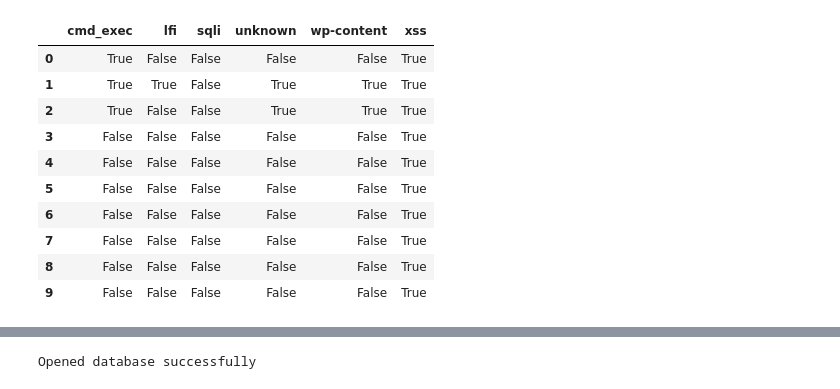
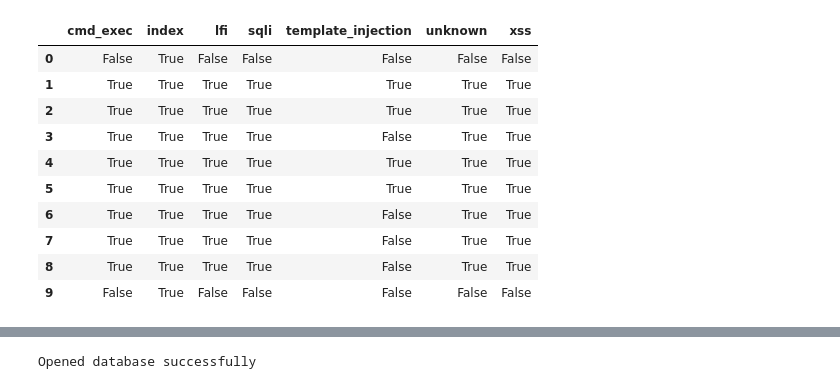
Before and after one commit to yehezkiel1086/ml-web-honeypot, a Jupyter notebook: data-mining/assoc_rules_attack_types.ipynb, the cells around one changed output, grey strips where cells are left out. Cells and saved outputs as stored; diff of their text form; code cells hidden in the pictures.

Commit message:
feat(data-mining): change assoc_rules_attack_types by sess_uuid instead of 10

```diff
--- a/data-mining/assoc_rules_attack_types.ipynb
+++ b/data-mining/assoc_rules_attack_types.ipynb
@@ -1,7 +1,8 @@
 # %%
 import pandas as pd
 
-df = pd.read_json("../detected.json", lines=True)
+df = pd.read_json("../tanner_report.json", lines=True)
+# df = pd.read_json("../detected.json", lines=True)
 
 df.head(5)
 # %% [output]
@@ -14,11 +15,27 @@ df.head(5)
 # %%
-attacks = []
+attacks_matrix = []
+tmp = []
+sess_uuids_attacks = {
+  # "{sess_uuid}": []
+}
+sess_uuids = []
 
 for _, row in df.iterrows():
+  sess_uuid = row.get("cookies", {}).get("sess_uuid") or row.get("response_msg", {}).get("response", {}).get("message", {}).get("sess_uuid")
   detection = row.get("response_msg", {}).get("response", {}).get("message", {}).get("detection", {})
-  detection_name = detection.get("name", "")
-  if detection_name != "index":
-    attacks.append(detection_name)
+  attack_type = detection.get("name", "")
 
-attacks
+  if sess_uuid in sess_uuids:
+    sess_uuids_attacks[sess_uuid].append(attack_type)
+  else:
+    sess_uuids_attacks[sess_uuid] = [attack_type]
+    sess_uuids.append(sess_uuid)
+
+attacks_matrix = list(sess_uuids_attacks.values())
+# for paths in sess_uuids_attacks.values():
+#   attacks_matrix.append(paths)
+
+sess_uuids_attacks
+# attacks_matrix
+# print(len(attacks_matrix), len(sess_uuids_paths.keys()))
 # %% [output]
@@ -75,23 +59,23 @@ attack_matrix
 # %%
 from mlxtend.preprocessing import TransactionEncoder
 from mlxtend.frequent_patterns import apriori, fpmax, fpgrowth
 
 te = TransactionEncoder()
-te_ary = te.fit(attack_matrix).transform(attack_matrix)
+te_ary = te.fit(attacks_matrix).transform(attacks_matrix)
 df = pd.DataFrame(te_ary, columns=te.columns_)
 
 df.head(10)
 # %% [output]
-|  | cmd_exec | lfi | sqli | unknown | wp-content | xss |
-| 0 | True | False | False | False | False | True |
-| 1 | True | True | False | True | True | True |
-| 2 | True | False | False | True | True | True |
-| 3 | False | False | False | False | False | True |
-| 4 | False | False | False | False | False | True |
-| 5 | False | False | False | False | False | True |
-| 6 | False | False | False | False | False | True |
-| 7 | False | False | False | False | False | True |
-| 8 | False | False | False | False | False | True |
-| 9 | False | False | False | False | False | True |
+|  | cmd_exec | index | lfi | sqli | template_injection | unknown | xss |
+| 0 | False | True | False | False | False | False | False |
+| 1 | True | True | True | True | True | True | True |
+| 2 | True | True | True | True | True | True | True |
+| 3 | True | True | True | True | False | True | True |
+| 4 | True | True | True | True | True | True | True |
+| 5 | True | True | True | True | True | True | True |
+| 6 | True | True | True | True | False | True | True |
+| 7 | True | True | True | True | False | True | True |
+| 8 | True | True | True | True | False | True | True |
+| 9 | False | True | False | False | False | False | False |
 # %%
 # frequent_itemsets = fpgrowth(df, min_support=0.3, use_colnames=True)
```
Also changed, not shown: parts of 8 cells of this notebook.
